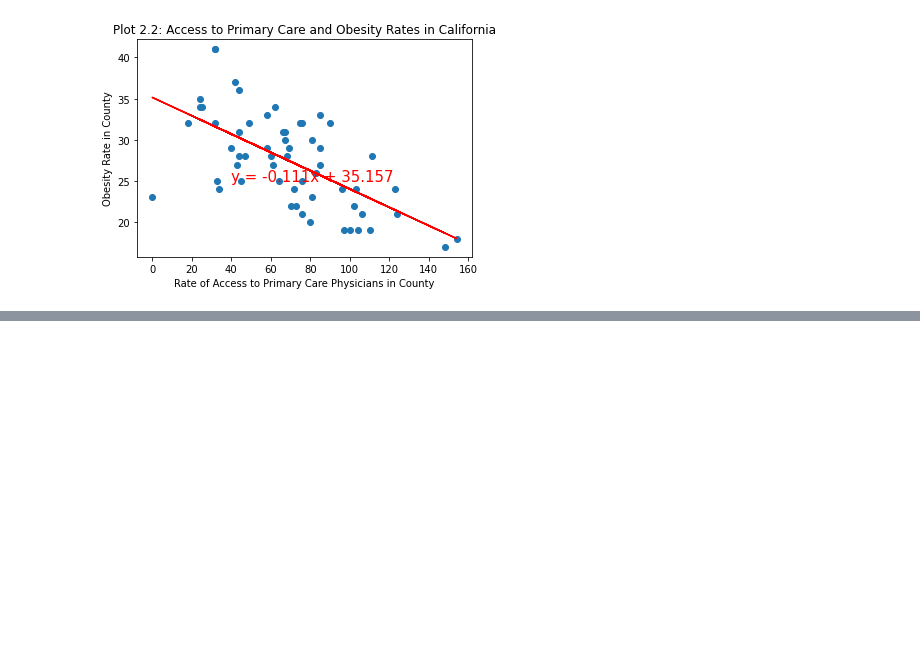
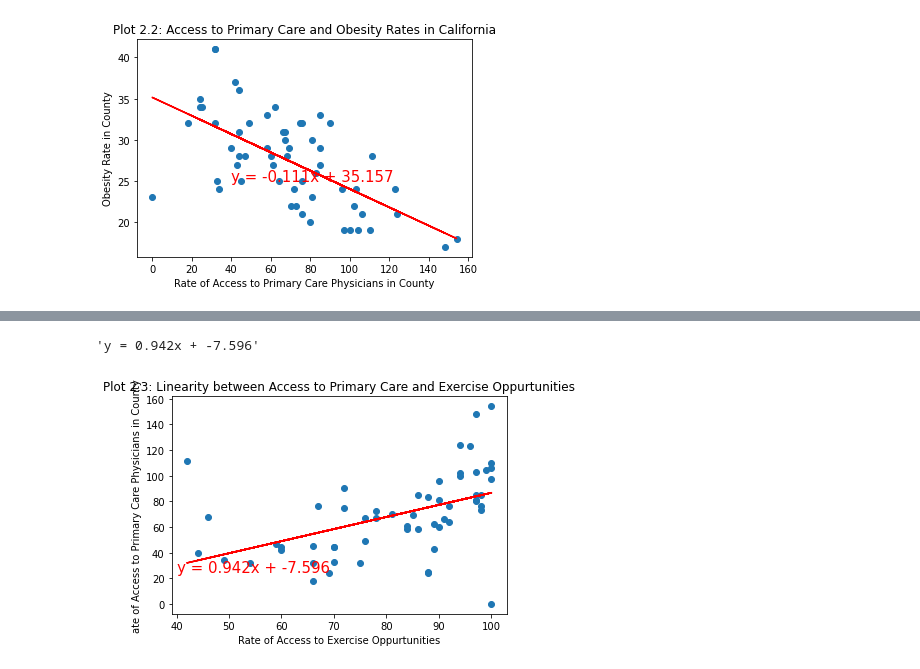
Before and after one commit to katrinan029/project-movat, a Jupyter notebook: Copy HardAF.ipynb, the cells around one changed output, grey strips where cells are left out. Drawn from its saved outputs; the diff is of its cells as text; code cells hidden in the pictures; blank space fills up the shorter version.

```diff
--- a/Copy HardAF.ipynb
+++ b/Copy HardAF.ipynb
@@ -608,0 +622,20 @@ plt.show()
+# %%
+slope, intercept, r_value, p_value, std_err = stats.linregress(X,Y)
+x_values = Cali_df["Primary Care Physicians Rate"]
+y_values = Cali_df['% Adults with Obesity']
+fit = X* slope + intercept
+eq = "y = " + str(round(slope,3)) + "x + " + str(round(intercept,3))
+eq
+# %% [output]
+'y = 0.942x + -7.596'
+# %%
+plt.scatter(X,Y)
+plt.title("Plot 2.3: Linearity between Access to Primary Care and Exercise Oppurtunities")
+plt.plot(X,fit,"r-")
+plt.annotate(eq,(40,25),fontsize=15,color="red")
+plt.xlabel('Rate of Access to Exercise Oppurtunities')
+plt.ylabel('ate of Access to Primary Care Physicians in County')
+
+plt.show()
+# %% [output]
+[figure, added]
```
Also changed, not shown: parts of 6 cells of this notebook.
